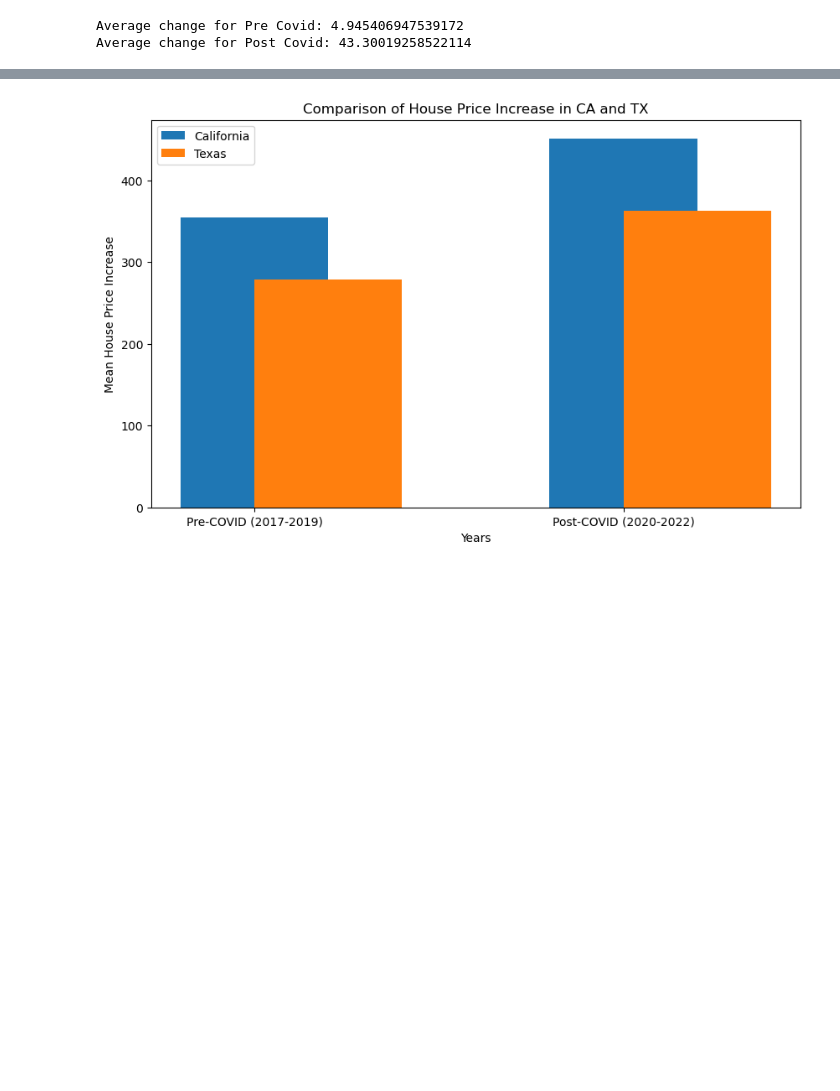
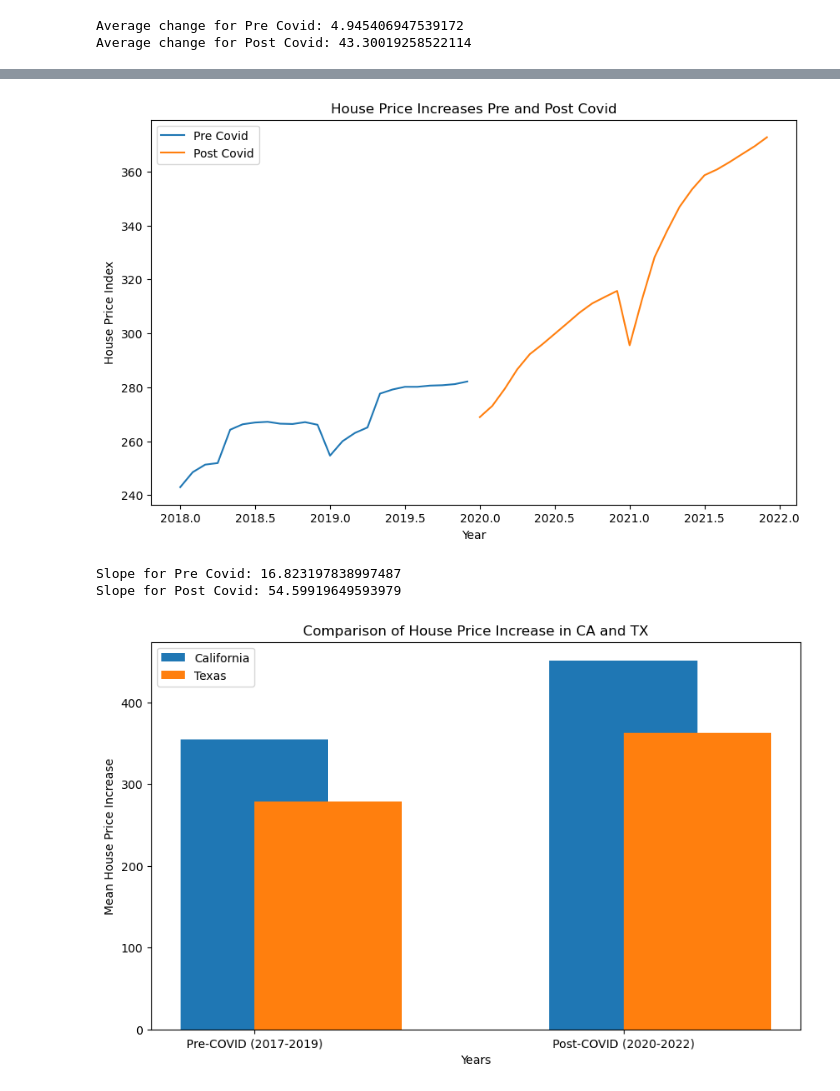
Before and after one commit to Skadi255/class_work_1, a Jupyter notebook: Preeti.ipynb, the cells around one changed output, grey strips where cells are left out. Drawn from its saved outputs; the diff is of its cells as text; code cells hidden in the pictures; blank space fills up the shorter version.

```diff
--- a/Preeti.ipynb
+++ b/Preeti.ipynb
@@ -115,3 +115,53 @@ plt.show()
+# %%
+# Data for years 2018 to  2022
+
+# Filter of data for Pre and Post Covid periods
+pre_covid = data_df[(data_df['yr'] >= 2018) & (data_df['yr'] <= 2019)]
+post_covid = data_df[(data_df['yr'] >= 2020) & (data_df['yr'] <= 2021)]
+
+# Analyze and plot the data
+# Group by 'yr' and 'period' for average house prices
+
+pre_covid_avg = pre_covid.groupby(['yr', 'period'])['index_nsa'].mean().reset_index()
+post_covid_avg = post_covid.groupby(['yr', 'period'])['index_nsa'].mean().reset_index()
+
+# Create plots
+fig, ax = plt.subplots(figsize=(10, 6))
+
+# Plot Pre Covid data
+ax.plot(pre_covid_avg['yr'] + (pre_covid_avg['period'] - 1) / 12, pre_covid_avg['index_nsa'], label='Pre Covid')
+
+# Plot Post Covid data
+ax.plot(post_covid_avg['yr'] + (post_covid_avg['period'] - 1) / 12, post_covid_avg['index_nsa'], label='Post Covid')
+
+# Set labels and title
+ax.set_xlabel('Year')
+ax.set_ylabel('House Price Index')
+ax.set_title('House Price Increases Pre and Post Covid')
+
+# Add legend
+ax.legend()
+
+# Show the plot
+plt.show()
+# %% [output]
+[figure, added]
+# %%
+# Calculate the slope
+
+# Combine year and period for a continuous time variable
+pre_covid_avg['time'] = pre_covid_avg['yr'] + (pre_covid_avg['period'] - 1) / 12
+post_covid_avg['time'] = post_covid_avg['yr'] + (post_covid_avg['period'] - 1) / 12
+
+# Fit a linear regression model to each set of data
+pre_slope, pre_intercept = np.polyfit(pre_covid_avg['time'], pre_covid_avg['index_nsa'], 1)
+post_slope, post_intercept = np.polyfit(post_covid_avg['time'], post_covid_avg['index_nsa'], 1)
+
+print(f"Slope for Pre Covid: {pre_slope}")
+print(f"Slope for Post Covid: {post_slope}")
+# %% [output]
+Slope for Pre Covid: 16.823197838997487
+Slope for Post Covid: 54.59919649593979
 # %%
 #Read Data
 
```
Also changed, not shown: parts of 3 cells of this notebook, 3 other files.
